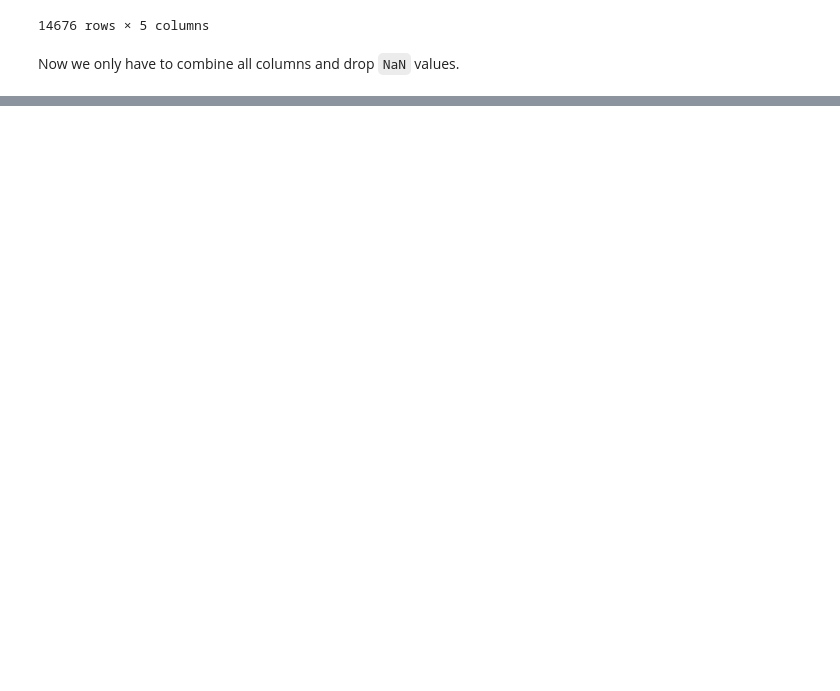
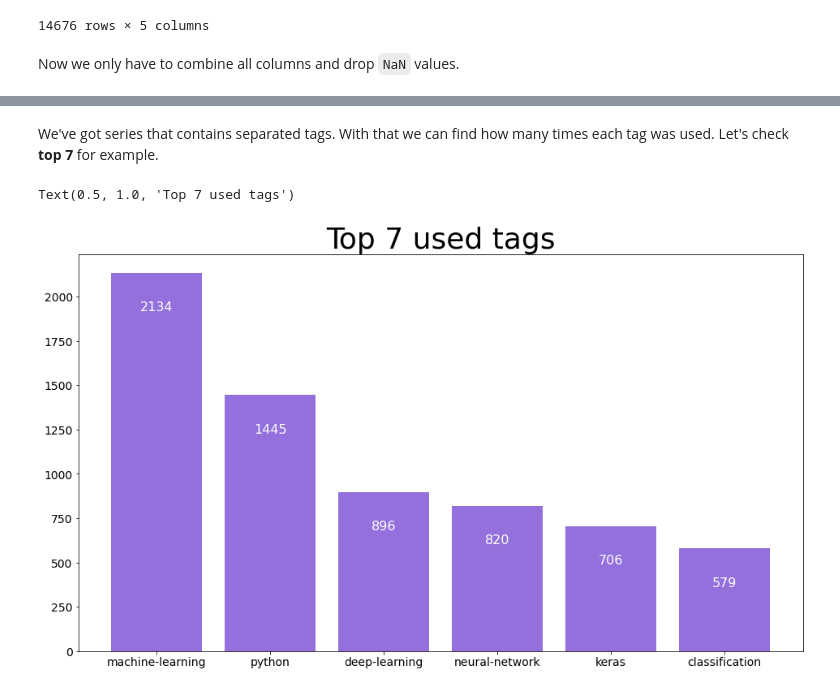
Before and after one commit to 0ld-dancer/dq_projects, a Jupyter notebook: 9. Popular Data Science Questions/Popular Data Science Questions.ipynb, the cells around one changed output, grey strips where cells are left out. Drawn from its saved outputs; the diff is of its cells as text; code cells hidden in the pictures; blank space fills up the shorter version.

Commit message:
Added plots (8/11)

```diff
--- a/9. Popular Data Science Questions/Popular Data Science Questions.ipynb
+++ b/9. Popular Data Science Questions/Popular Data Science Questions.ipynb
@@ -294,0 +305,28 @@ Length: 20533, dtype: object
+# %% [markdown]
+We've got series that contains separated tags. With that we can find how many times each tag was used. Let's check **top 7** for example.
+# %%
+%matplotlib inline
+
+#Create df for seven most used tags exlude "No tags"
+top_7_tags = tags.value_counts().head(7).to_frame()
+top_7_tags.drop('No tags', inplace=True)
+top_7_tags.columns = ['Uses']
+
+#Simple bar plot for uses
+fig, ax = plt.subplots(figsize=(16,9))
+ax.bar(top_7_tags.index, top_7_tags['Uses'], color="mediumpurple")
+plt.xticks(fontsize=14)
+plt.yticks(fontsize=14)
+
+def set_annotations(ax, df_column):
+    #Make annotation for bar plot
+    for i, uses in enumerate(df_column):
+        ax.text(i, uses - 0.1 * df_column.iloc[0], uses,
+                horizontalalignment='center', fontsize=16, color="white")
+
+set_annotations(ax, top_7_tags.Uses)
+
+plt.title("Top 7 used tags", fontsize=36)
+# %% [output]
+Text(0.5, 1.0, 'Top 7 used tags')
+[figure, added]
```
Also changed, not shown: parts of 10 cells of this notebook.
